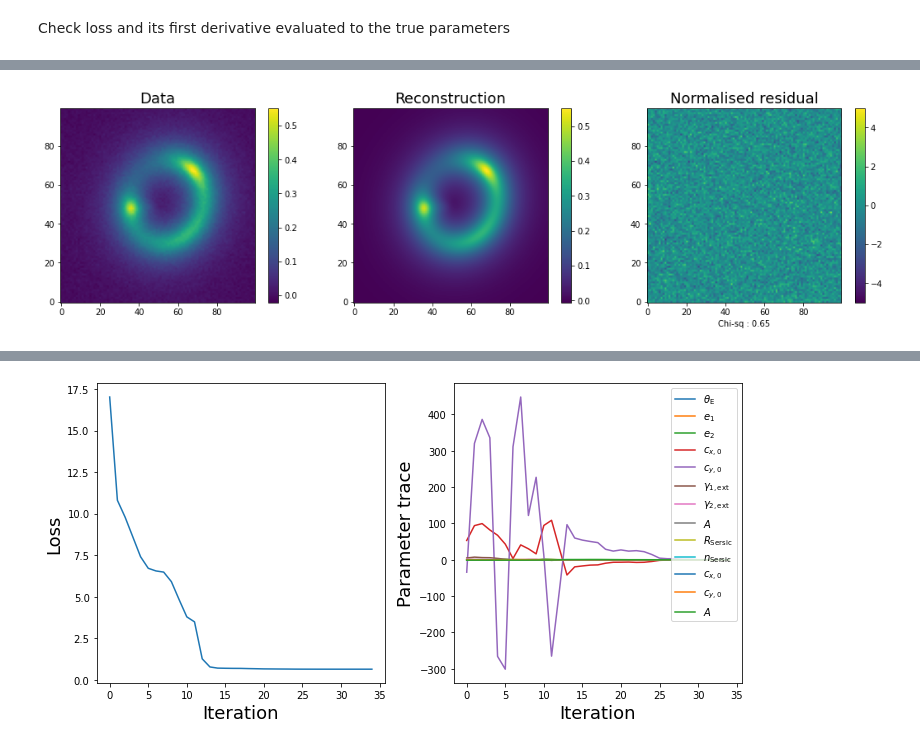
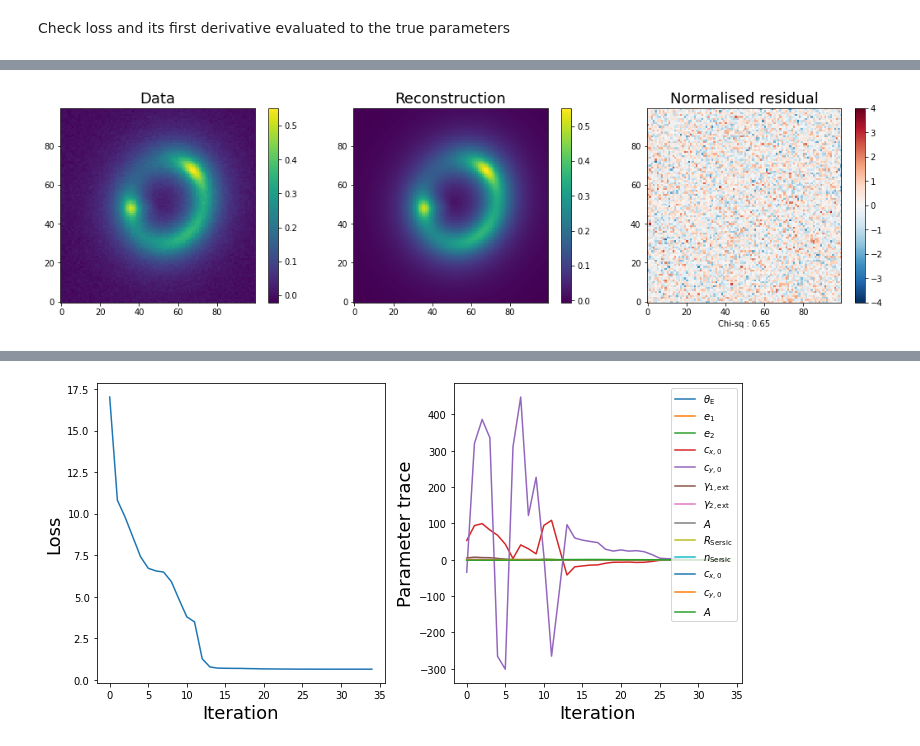
Before and after one commit to Herculens/herculens, a Jupyter notebook: notebooks/fit_smooth_source_and_mass_MOLET_data.ipynb, the cells around one changed output, grey strips where cells are left out. Drawn from its saved outputs; the diff is of its cells as text; code cells hidden in the pictures.

```diff
--- a/notebooks/fit_smooth_source_and_mass_MOLET_data.ipynb
+++ b/notebooks/fit_smooth_source_and_mass_MOLET_data.ipynb
@@ -10,17 +12,17 @@ import matplotlib.pyplot as plt
 # Basic imports
 import os
 import numpy as np
-from scipy.optimize import minimize
 from copy import deepcopy
 from astropy.io import fits
 from pprint import pprint
+import corner
+plt.rc('image', interpolation='none')
 
 # Basic JAX
 import jax
 import jax.numpy as jnp
 from jax.config import config
 config.update("jax_enable_x64", True)
-import corner
 
 # jaxtronomy imports
 from jaxtronomy.Instrument.psf import PSF
@@ -229,7 +231,7 @@ img = ax.imshow(data, origin='lower')
 fig.colorbar(img, ax=ax)
 ax = axes[1, 1]
 ax.set_title("data $-$ input (normalized)", fontsize=FS)
-img = ax.imshow(data/data.mean()-image_input/image_input.mean(), origin='lower', cmap='bwr', vmin=-3, vmax=3)
+img = ax.imshow(data/data.mean()-image_input/image_input.mean(), origin='lower', cmap='RdBu_r', vmin=-3, vmax=3)
 fig.colorbar(img, ax=ax)
 fig.tight_layout()
 
@@ -291,25 +293,25 @@ Runtime: 0.7279038429260254
 # %%
 def plot_image_model(kwargs):
     rec = lens_image.model(**kwargs)
     noise_var = lens_image.Noise.C_D
 
     fig, axes = plt.subplots(1, 3, figsize=(15, 4))
     ax1, ax2, ax3 = axes
     img1 = ax1.imshow(data, origin='lower')
     ax1.set_title("Data", fontsize=FS)
     img2 = ax2.imshow(rec, origin='lower')
     ax2.set_title("Reconstruction", fontsize=FS)
-    img3 = ax3.imshow((data - rec) / jnp.sqrt(noise_var), origin='lower', vmin=-5, vmax=5)
+    img3 = ax3.imshow((data - rec) / jnp.sqrt(noise_var), origin='lower', vmin=-4, vmax=4, cmap='RdBu_r')
     ax3.set_title("Normalised residual", fontsize=FS)
-    red_chi2 = np.sum((data - rec)**2 / noise_var) / data.size
+    red_chi2 = np.mean((data - rec)**2 / noise_var)
     ax3.set_xlabel(f"Chi-sq : {red_chi2:.2f}")
     for img, ax in zip((img1, img2, img3), axes):
         fig.colorbar(img, ax=ax)
     fig.tight_layout()
 
 plot_image_model(kwargs_final)
 # %% [output]
-[figure, old version]
+[figure, new version]
 # %%
 def print_errors(kwargs):
     def _print_error(name, value, estimate):
```
Also changed, not shown: parts of 8 cells of this notebook, 16 other files.
